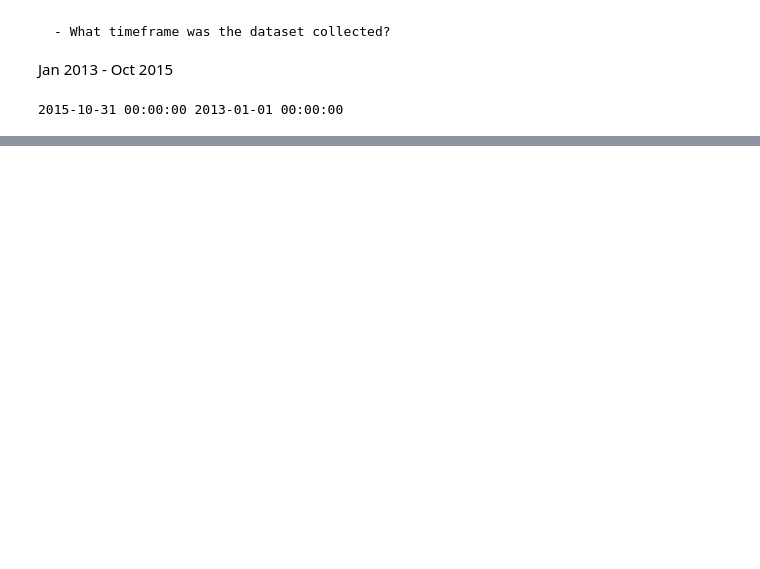
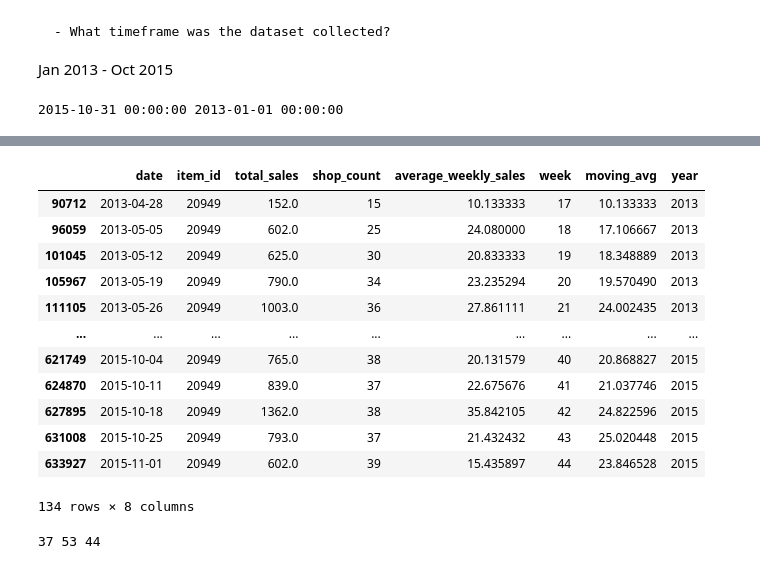
Before and after one commit to OliviaJayeola/DataSciencePortfolio, a Jupyter notebook: predict_sales/predict_sales.ipynb, the cells around one changed output, grey strips where cells are left out. Cells and saved outputs as stored; diff of their text form; code cells hidden in the pictures; blank space fills up the shorter version.

```diff
--- a/predict_sales/predict_sales.ipynb
+++ b/predict_sales/predict_sales.ipynb
@@ -842,0 +339,21 @@ for shop_id, shop_df in shop_data.items():
+# %%
+all_sales = all_sales[all_sales['item_id'] == 20949]
+all_sales
+# %% [output]
+|  | date | item_id | total_sales | shop_count | average_weekly_sales | week | moving_avg | year |
+| 90712 | 2013-04-28 | 20949 | 152.0 | 15 | 10.133333 | 17 | 10.133333 | 2013 |
+| 96059 | 2013-05-05 | 20949 | 602.0 | 25 | 24.080000 | 18 | 17.106667 | 2013 |
+| 101045 | 2013-05-12 | 20949 | 625.0 | 30 | 20.833333 | 19 | 18.348889 | 2013 |
+| 105967 | 2013-05-19 | 20949 | 790.0 | 34 | 23.235294 | 20 | 19.570490 | 2013 |
+| 111105 | 2013-05-26 | 20949 | 1003.0 | 36 | 27.861111 | 21 | 24.002435 | 2013 |
+| ... | ... | ... | ... | ... | ... | ... | ... | ... |
+| 621749 | 2015-10-04 | 20949 | 765.0 | 38 | 20.131579 | 40 | 20.868827 | 2015 |
+| 624870 | 2015-10-11 | 20949 | 839.0 | 37 | 22.675676 | 41 | 21.037746 | 2015 |
+| 627895 | 2015-10-18 | 20949 | 1362.0 | 38 | 35.842105 | 42 | 24.822596 | 2015 |
+| 631008 | 2015-10-25 | 20949 | 793.0 | 37 | 21.432432 | 43 | 25.020448 | 2015 |
+| 633927 | 2015-11-01 | 20949 | 602.0 | 39 | 15.435897 | 44 | 23.846528 | 2015 |
+134 rows × 8 columns
+# %%
+print(len(data_dict[2013]),len(data_dict[2014]),len(data_dict[2015]))
+# %% [output]
+37 53 44
```
Also changed, not shown: parts of 71 cells of this notebook.
